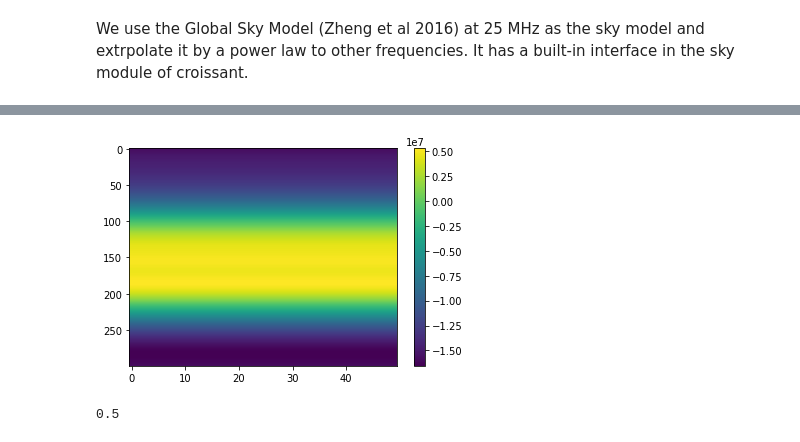
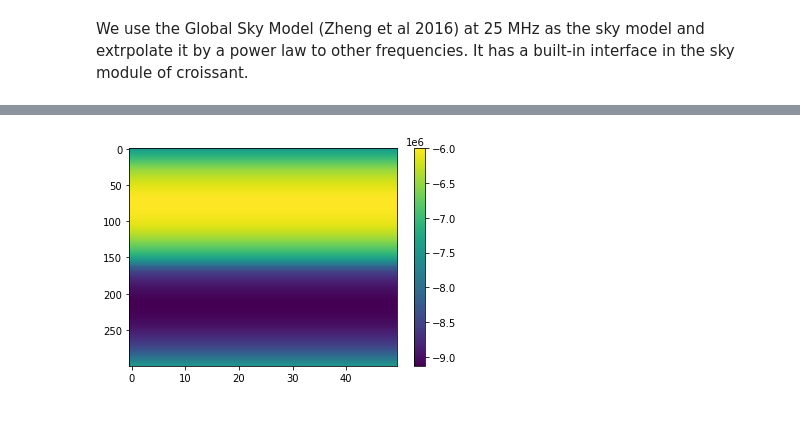
Before and after one commit to christianhbye/croissant, a Jupyter notebook: notebooks/hera_sim_test.ipynb, the cells around one changed output, grey strips where cells are left out. Saved outputs shown, nothing was run; the diff lists cells and outputs as text; code cells hidden in the pictures.

```diff
--- a/notebooks/hera_sim_test.ipynb
+++ b/notebooks/hera_sim_test.ipynb
@@ -145,0 +94,15 @@ plt.show()
+# %%
+# beam
+from pyuvsim import AnalyticBeam
+uniform_beam = AnalyticBeam("uniform")
+
+
+p, t = [x.ravel() for x in np.meshgrid(sim.beam.phi, sim.beam.theta)]
+ab_data = uniform_beam.interp(p, t, sim.frequencies*1e6)[0][1, 0, 0]
+#ab_data = uniform_beam.interp(p, t, sim.frequencies*1e6)[0][0, 0, 1]
+ab_data.shape = (-1, sim.beam.theta.size, sim.beam.phi.size)
+
+plt.figure()
+plt.imshow(ab_data[0])
+plt.colorbar()
+plt.show()
@@ -145,0 +113,23 @@ plt.show()
+# %%
+from copy import deepcopy
+from hera_sim.visibilities import ModelData
+data_model = ModelData(
+    uvdata=deepcopy(uvd),
+    sky_model=deepcopy(diffuse_model),
+    beam_ids=[0],
+    beams=[deepcopy(uniform_beam)],
+    normalize_beams=False,
+)
+# %%
+from hera_sim.visibilities import VisCPU, VisibilitySimulation
+
+vis_class = VisCPU(use_pixel_beams=False, precision=1, ref_time=t_mid, correct_source_positions=True)
+vis_cpu = VisibilitySimulation(deepcopy(data_model), vis_class, sky.nside)
+_ = vis_cpu.simulate()
+# %%
+jy2k = sky.data[:, 0] / vis_cpu.data_model.sky_model.stokes[0, :, 0].value  # jansky to K conversion
+vis_wfall = vis_cpu.data_model.uvdata.get_data((0, 0, "xx")).real.copy()
+vis_wfall *= jy2k  # jy to K
+vis_wfall *= 2  # 2 pols
+vis_wfall *= 4*np.pi / sky.npix  # pixel normalization
+vis_wfall /= sim.beam.total_power  # beam normalization
@@ -150,16 +147,7 @@ sim.plot(power=2.5)
 # %%
 plt.figure()
-plt.imshow((wfall - sim.waterfall) * sim.frequencies**2.5, aspect="auto")
+plt.imshow((vis_wfall - sim.waterfall) * sim.frequencies**2.5, aspect="auto")
 plt.colorbar()
 plt.show()
 # %% [output]
-[figure, old version]
+[figure, new version]
-# %%
-tx, ty, tz = crd_top = np.dot(eq2tops[0], crd_eq)
-above_horizon = tz > 0
-tx = tx[above_horizon]
-ty = ty[above_horizon]
-nsrcs_up = len(tx)
-print(nsrcs_up / len(crd_eq[0]))
-# %% [output]
-0.5
```
Also changed, not shown: parts of 32 cells of this notebook.
